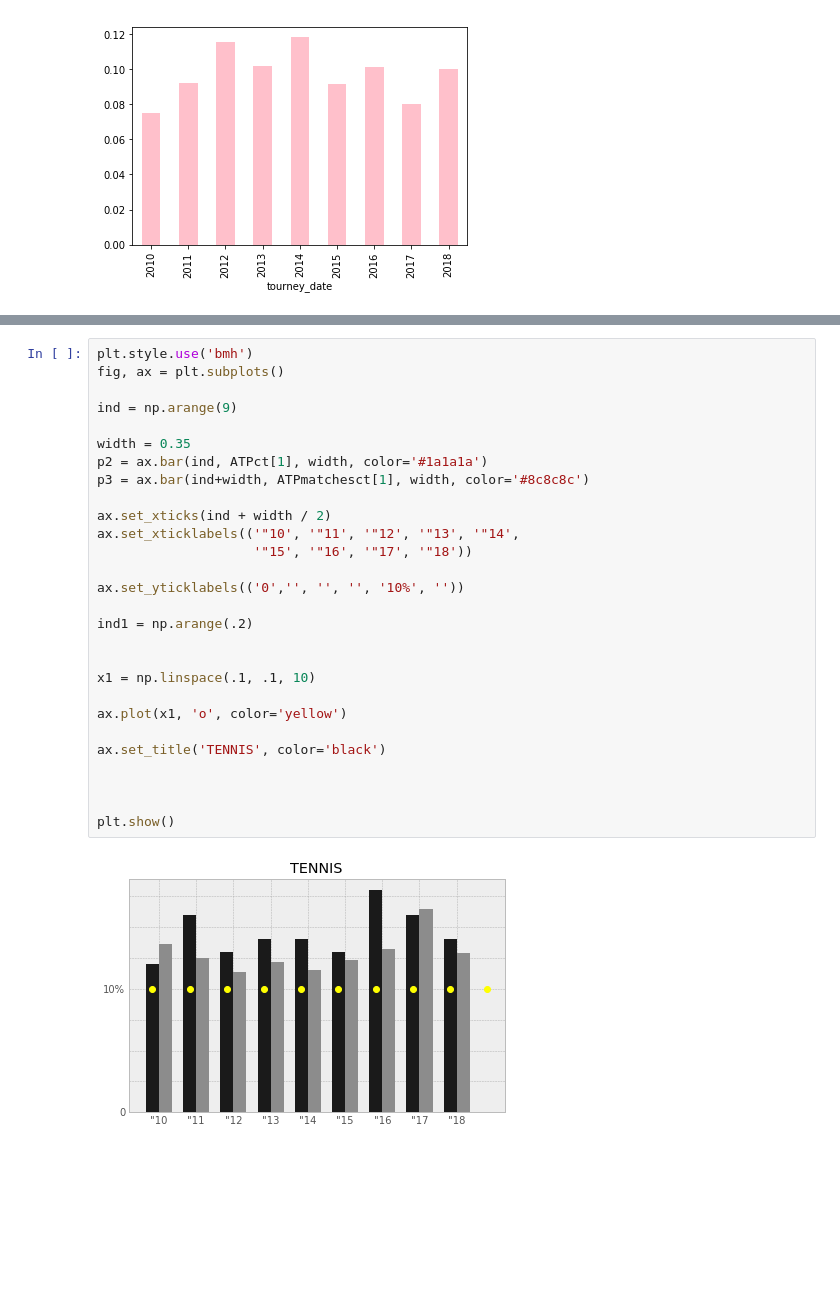
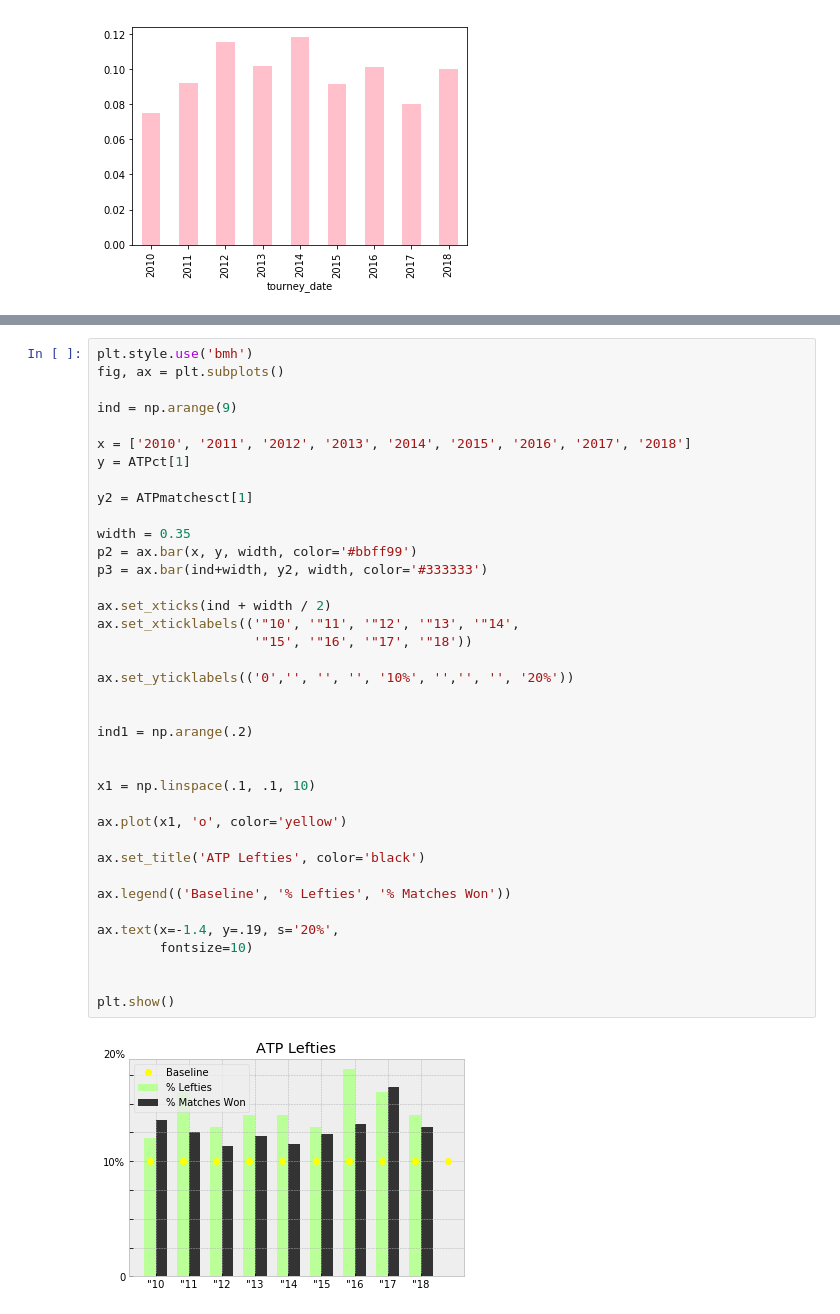
Before and after one commit to LambdaSchool/DS-Unit-1-Sprint-5-Data-Storytelling-Blog-Post, a Jupyter notebook: Project1.ipynb, the cells around one changed output, grey strips where cells are left out. Cells and saved outputs as stored; diff of their text form; blank space fills up the shorter version.

```diff
--- a/Project1.ipynb
+++ b/Project1.ipynb
@@ -393,33 +397,43 @@ plt.show()
 # %%
 plt.style.use('bmh')
 fig, ax = plt.subplots()
 
 ind = np.arange(9)
 
+x = ['2010', '2011', '2012', '2013', '2014', '2015', '2016', '2017', '2018']
+y = ATPct[1]
+
+y2 = ATPmatchesct[1]
+
 width = 0.35
-p2 = ax.bar(ind, ATPct[1], width, color='#1a1a1a')
-p3 = ax.bar(ind+width, ATPmatchesct[1], width, color='#8c8c8c')
+p2 = ax.bar(x, y, width, color='#bbff99')
+p3 = ax.bar(ind+width, y2, width, color='#333333')
 
 ax.set_xticks(ind + width / 2)
 ax.set_xticklabels(('"10', '"11', '"12', '"13', '"14',
                     '"15', '"16', '"17', '"18'))
 
-ax.set_yticklabels(('0','', '', '', '10%', ''))
+ax.set_yticklabels(('0','', '', '', '10%', '','', '', '20%'))
+
 
 ind1 = np.arange(.2)
 
 
 x1 = np.linspace(.1, .1, 10)
 
 ax.plot(x1, 'o', color='yellow')
 
-ax.set_title('TENNIS', color='black')
+ax.set_title('ATP Lefties', color='black')
 
+ax.legend(('Baseline', '% Lefties', '% Matches Won'))
+
+ax.text(x=-1.4, y=.19, s='20%',
+        fontsize=10)
 
 
 plt.show()
 # %% [output]
-[figure, old version]
+[figure, new version]
 # %%
 fig, ax = plt.subplots()
 
```
Also changed, not shown: parts of 4 cells of this notebook.
